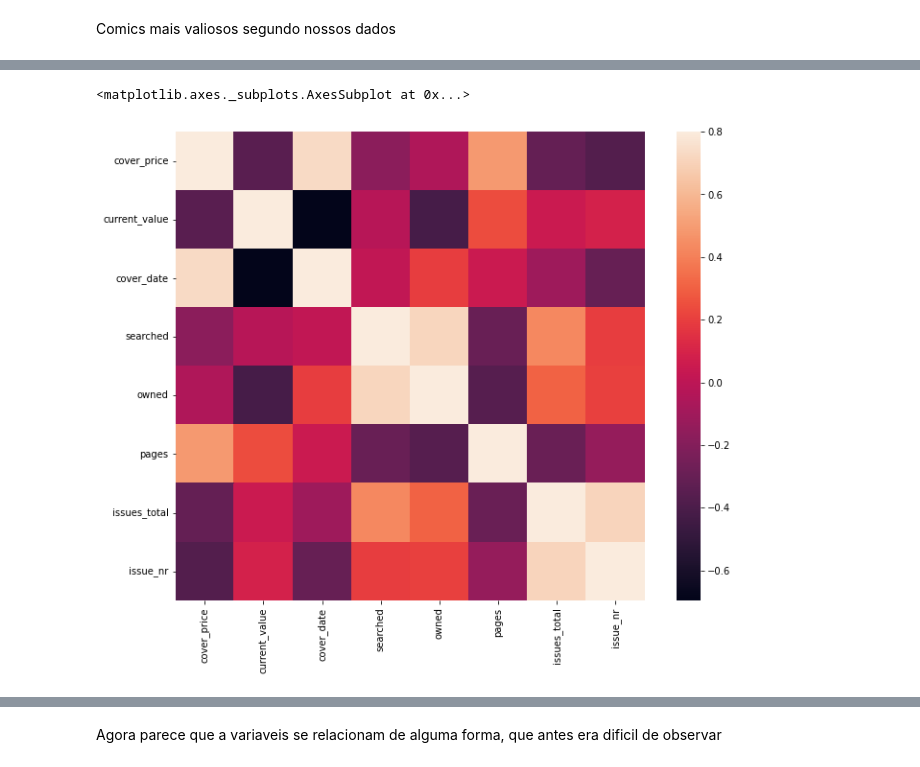
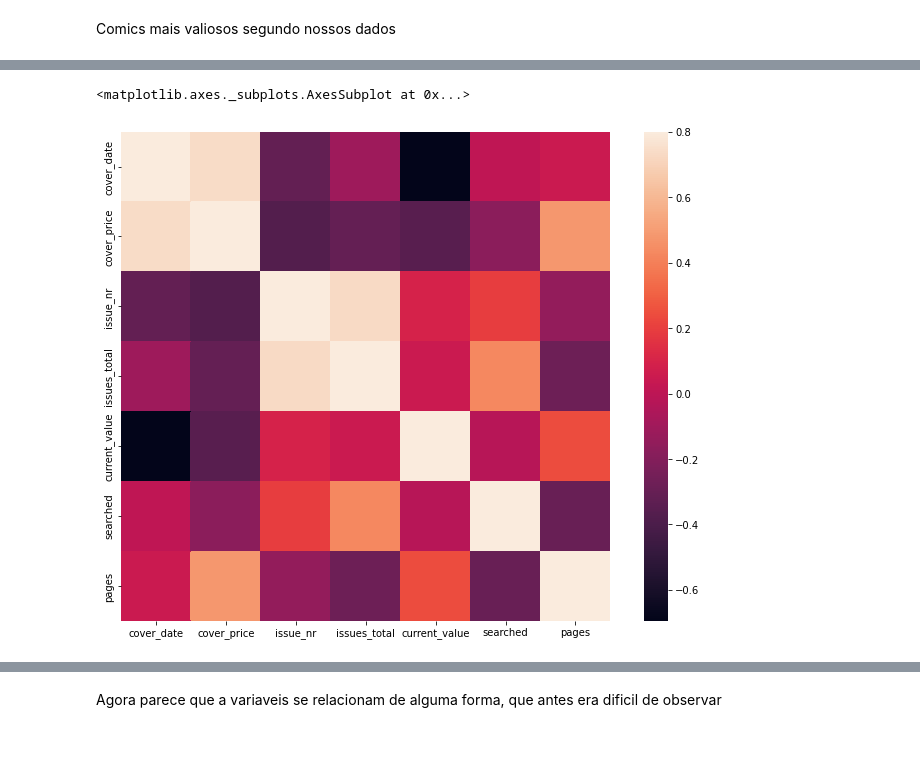
Before and after one commit to deboraxhx/JornadaDataScience, a Jupyter notebook: simple_analise_de_dados_COMICS_DATASET.ipynb, the cells around one changed output, grey strips where cells are left out. Cells and saved outputs as stored; diff of their text form; code cells hidden in the pictures.

```diff
--- a/simple_analise_de_dados_COMICS_DATASET.ipynb
+++ b/simple_analise_de_dados_COMICS_DATASET.ipynb
@@ -287,0 +270,3 @@ dados.hist(bins=25, figsize=(20,15));
+# %%
+df_teste.dropna(subset = ['pages'], inplace=True)
+df_teste.dropna(subset = ['issues_total'], inplace=True)
@@ -287,0 +280,14 @@ dados.hist(bins=25, figsize=(20,15));
+# %%
+df_teste = df_teste.query('issue_nr <  2000')
+# %%
+#aplicando a transformação logaritimica
+df_teste['cover_price'] = np.log(df_teste['cover_price']+1)
+df_teste['current_value'] = np.log(df_teste['current_value']+1)
+df_teste['issue_nr'] = np.log(df_teste['issue_nr']+1)
+df_teste['issues_total'] = np.log(df_teste['issues_total']+1)
+df_teste['searched'] = np.log(df_teste['searched']+1)
+df_teste['pages'] = np.log(df_teste['pages']+1)
+# %%
+#verificando as distribuições após a transformação
+df_log = df_teste[['cover_date','cover_price', 'issue_nr', 'issues_total','current_value','searched','pages']]
+df_log.hist(bins=25, figsize=(20,15));
@@ -810,8 +496,8 @@ df_train = df[['cover_price', 'current_value','cover_date', 'searched', 'owned',
 # %%
 #matrix de correlação com os dados transformados
-corrmat = df_train.corr()
+corrmat = df_log.corr()
 f, ax = plt.subplots(figsize=(12,9))
 sns.heatmap(corrmat, vmax=.8, square=True)
 # %% [output]
 <matplotlib.axes._subplots.AxesSubplot at 0x...>
-[figure, old version]
+[figure, new version]
```
Also changed, not shown: parts of 141 cells of this notebook.
